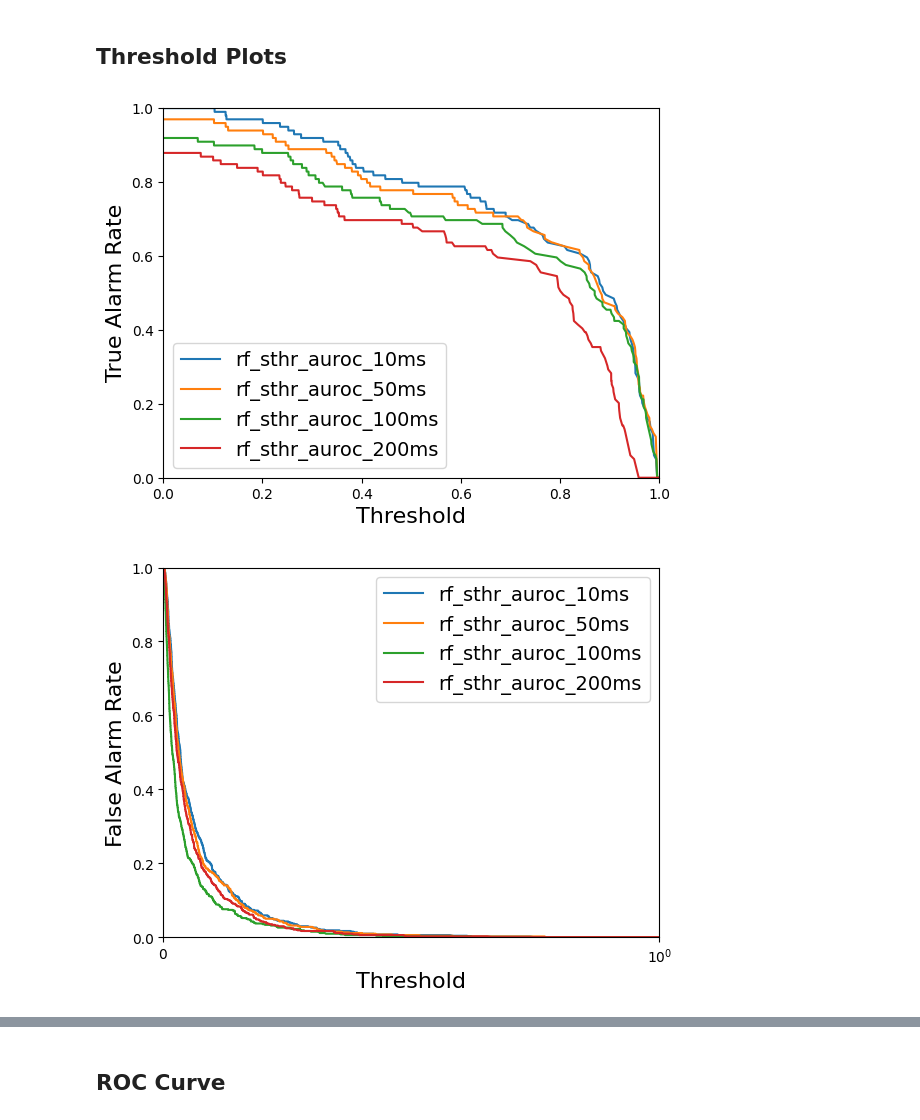
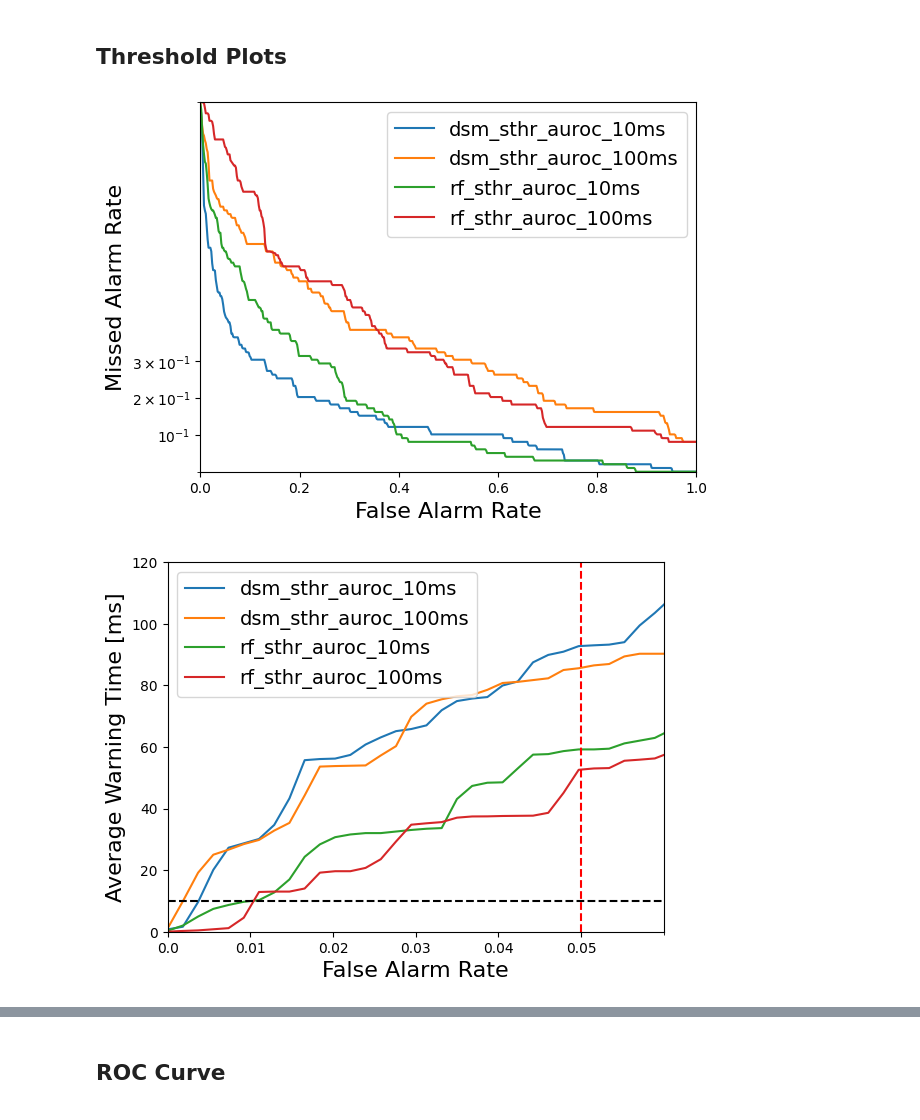
Before and after one commit to MIT-PSFC/disruption-survival-analysis, a Jupyter notebook: Run Experiments.ipynb, the cells around one changed output, grey strips where cells are left out. Drawn from its saved outputs; the diff is of its cells as text; code cells hidden in the pictures.

```diff
--- a/Run Experiments.ipynb
+++ b/Run Experiments.ipynb
@@ -14,8 +14,8 @@ from disruption_survival_analysis.plot_experiments import plot_true_alarm_rates_
 
 #device = 'synthetic'
 #dataset_path = 'test'
-device = 'cmod'
-dataset_path = 'preliminary_dataset_no_ufo'
+devices = ['cmod']
+dataset_paths = ['preliminary_dataset_no_ufo', 'preliminary_dataset_no_ufo/stack_6']
 
 # models, alarms, metrics, and minimum warning times to use
 models = ['cph', 'dsm', 'rf', 'km']
@@ -25,7 +25,9 @@ metrics = ['auroc', 'auwtc']
 min_warning_times = [0.01, 0.05, 0.1, 0.2]
 
 # Load models and create experiments
-experiment_groups = create_experiment_groups(device, dataset_path, models, alarms, metrics, min_warning_times)
+experiment_groups = create_experiment_groups(devices, dataset_paths, models, alarms, metrics, min_warning_times)
+
+# C
 # %% [output]
 The autoreload extension is already loaded. To reload it, use:
   %reload_ext autoreload
@@ -105,12 +57,28 @@ Model Performance when Reqired Warning Time is 20.0 ms
 # %% [markdown]
 ## Threshold Plots
+# %%
+# Save experiment_groups to disk
+import dill
+with open('experiment_groups.pkl', 'wb') as f:
+    dill.dump(experiment_groups, f)
+# %%
+# Load experiment_groups from disk
+import dill
+with open('experiment_groups.pkl', 'rb') as f:
+    experiment_groups = dill.load(f)
 # %%
 required_warning_time = 0.01
-experiment_list = get_experiments(experiment_groups, ['auroc'])
+experiment_list = get_experiments(experiment_groups,
+                                  ['preliminary_dataset_no_ufo/stack_6', 'dsm', 'auroc', 0.01],
+                                  ['preliminary_dataset_no_ufo/stack_6', 'dsm', 'auroc', 0.1],
+                                  ['preliminary_dataset_no_ufo/stack_6', 'rf', 'auroc', 0.01],
+                                  ['preliminary_dataset_no_ufo/stack_6', 'rf', 'auroc', 0.1])
 
-plot_true_alarm_rates_vs_thresholds(experiment_list)
-plot_false_alarm_rates_vs_thresholds(experiment_list)
-plot_warning_times_vs_thresholds(experiment_list)
+plot_true_alarm_rates_vs_false_alarm_rates(experiment_list)
+plot_avg_warning_times_vs_false_alarm_rates(experiment_list, required_warning_time)
+#plot_true_alarm_rates_vs_thresholds(experiment_list)
+#plot_false_alarm_rates_vs_thresholds(experiment_list)
+#plot_warning_times_vs_thresholds(experiment_list)
 # %% [output]
-[figure, old version]
+[figure, new version]
-[figure, old version]
+[figure, new version]
```
Also changed, not shown: parts of 11 cells of this notebook, 5 other files.
